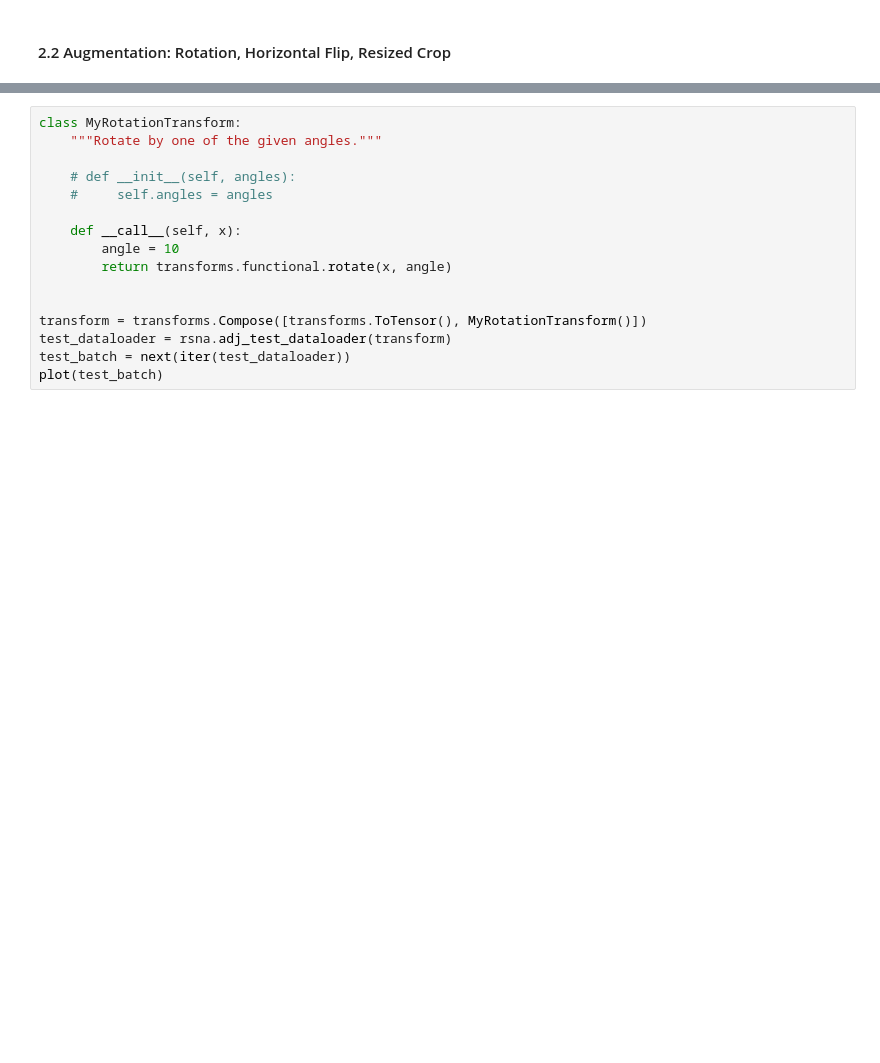
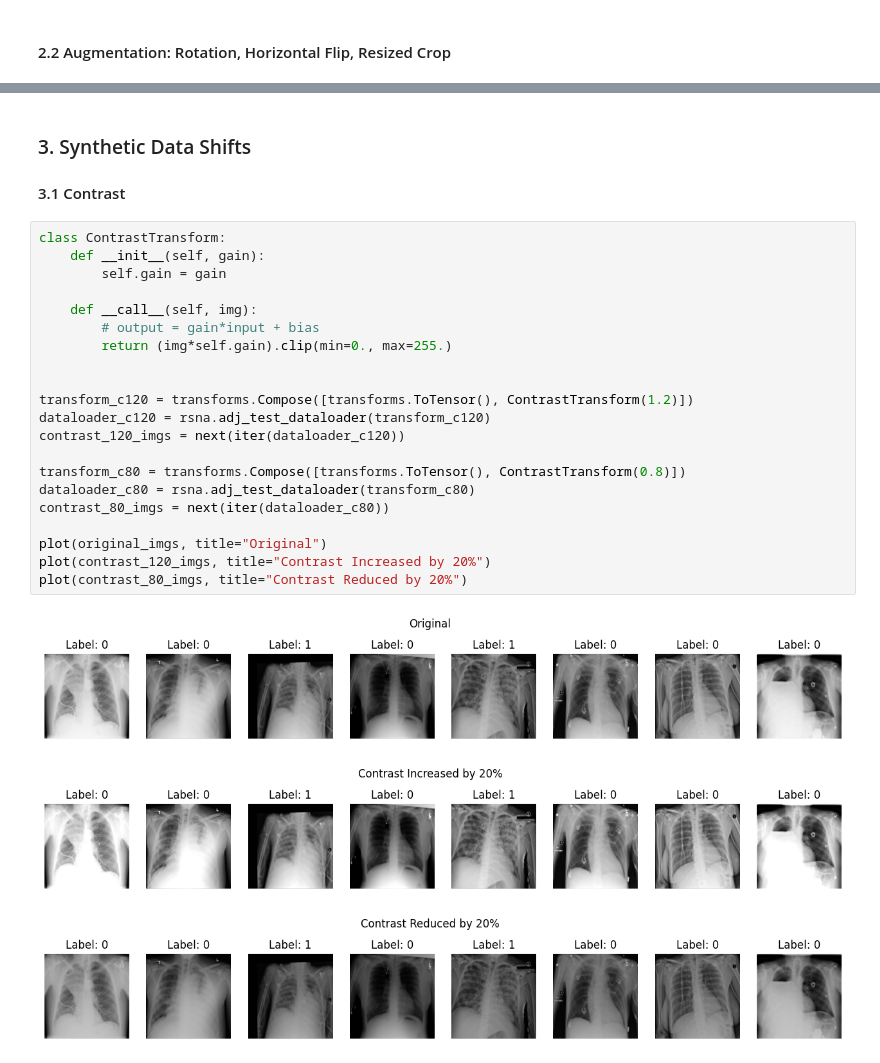
Before and after one commit to leeping-ng/med-img-monitoring, a Jupyter notebook: src/eda.ipynb, the cells around one changed output, grey strips where cells are left out. Cells and saved outputs as stored; diff of their text form; blank space fills up the shorter version.

Commit message:
added contrast and gaussian noise shifts

```diff
--- a/src/eda.ipynb
+++ b/src/eda.ipynb
@@ -77,16 +87,29 @@ plot(test_batch)
-# %%
-class MyRotationTransform:
-    """Rotate by one of the given angles."""
-
-    # def __init__(self, angles):
-    #     self.angles = angles
-
-    def __call__(self, x):
-        angle = 10
-        return transforms.functional.rotate(x, angle)
-
-
-transform = transforms.Compose([transforms.ToTensor(), MyRotationTransform()])
-test_dataloader = rsna.adj_test_dataloader(transform)
-test_batch = next(iter(test_dataloader))
-plot(test_batch)
+# %% [markdown]
+### 3. Synthetic Data Shifts
+
+#### 3.1 Contrast
+# %%
+class ContrastTransform:
+    def __init__(self, gain):
+        self.gain = gain
+
+    def __call__(self, img):
+        # output = gain*input + bias
+        return (img*self.gain).clip(min=0., max=255.)
+
+
+transform_c120 = transforms.Compose([transforms.ToTensor(), ContrastTransform(1.2)])
+dataloader_c120 = rsna.adj_test_dataloader(transform_c120)
+contrast_120_imgs = next(iter(dataloader_c120))
+
+transform_c80 = transforms.Compose([transforms.ToTensor(), ContrastTransform(0.8)])
+dataloader_c80 = rsna.adj_test_dataloader(transform_c80)
+contrast_80_imgs = next(iter(dataloader_c80))
+
+plot(original_imgs, title="Original")
+plot(contrast_120_imgs, title="Contrast Increased by 20%")
+plot(contrast_80_imgs, title="Contrast Reduced by 20%")
+# %% [output]
+[figure, added]
+[figure, added]
+[figure, added]
```
Also changed, not shown: parts of 8 cells of this notebook.
